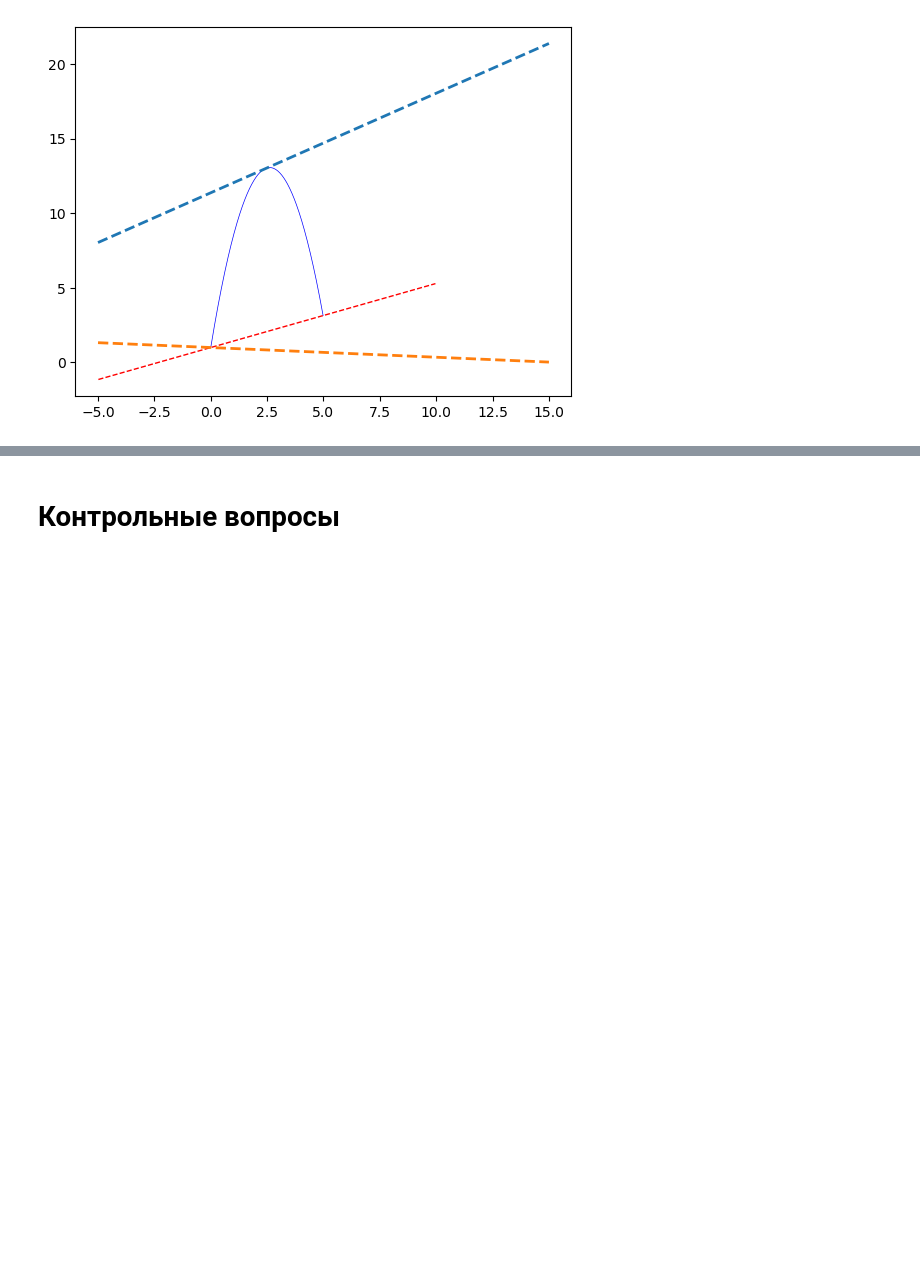
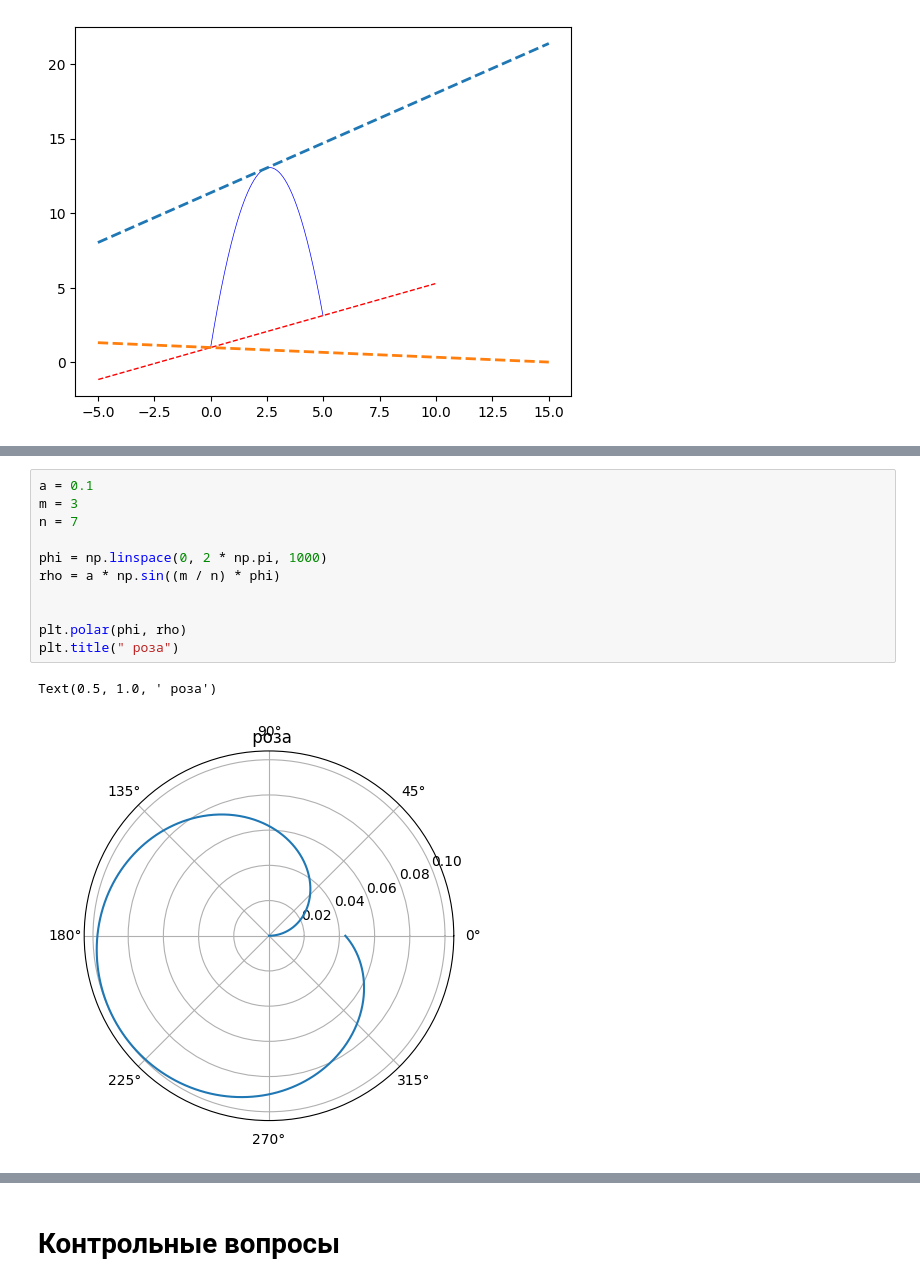
Before and after one commit to VanyaDomash/kmlaba, a Jupyter notebook: KM2_Lb01_Domash.ipynb..ipynb, the cells around one changed output, grey strips where cells are left out. Saved outputs shown, nothing was run; the diff lists cells and outputs as text; blank space fills up the shorter version.

```diff
--- a/KM2_Lb01_Domash.ipynb..ipynb
+++ b/KM2_Lb01_Domash.ipynb..ipynb
@@ -421,0 +437,14 @@ plt.plot(x, y)
+# %%
+a = 0.1
+m = 3
+n = 7
+
+phi = np.linspace(0, 2 * np.pi, 1000)
+rho = a * np.sin((m / n) * phi)
+
+
+plt.polar(phi, rho)
+plt.title(" розa")
+# %% [output]
+Text(0.5, 1.0, ' розa')
+[figure, added]
```
Also changed, not shown: parts of 15 cells of this notebook.
